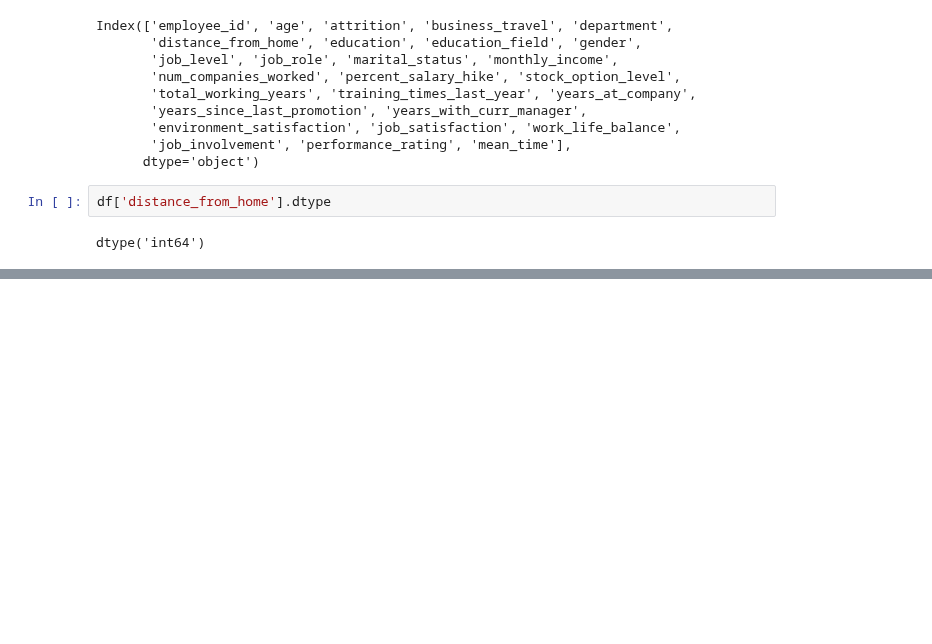
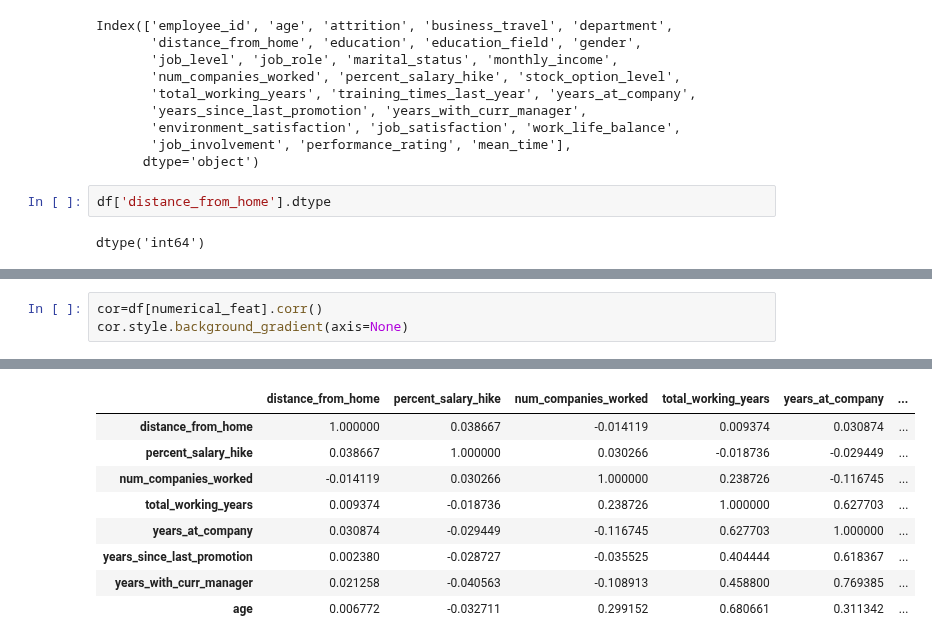
Before and after one commit to AlexanderBedoyaC/pediccion_abandono_empleo, a Jupyter notebook: 3.2. Sala - Análisis variables numéricas.ipynb, the cells around one changed output, grey strips where cells are left out. Drawn from its saved outputs; the diff is of its cells as text; blank space fills up the shorter version.

```diff
--- a/3.2. Sala - Análisis variables numéricas.ipynb
+++ b/3.2. Sala - Análisis variables numéricas.ipynb
@@ -91,0 +125,4 @@ for z in range(3):
+# %%
+cor=df[numerical_feat].corr()
+cor.style.background_gradient(axis=None)
+# %% [output]
@@ -91,0 +130,9 @@ for z in range(3):
+|  | distance_from_home | percent_salary_hike | num_companies_worked | total_working_years | years_at_company | ... |
+| distance_from_home | 1.000000 | 0.038667 | -0.014119 | 0.009374 | 0.030874 | ... |
+| percent_salary_hike | 0.038667 | 1.000000 | 0.030266 | -0.018736 | -0.029449 | ... |
+| num_companies_worked | -0.014119 | 0.030266 | 1.000000 | 0.238726 | -0.116745 | ... |
+| total_working_years | 0.009374 | -0.018736 | 0.238726 | 1.000000 | 0.627703 | ... |
+| years_at_company | 0.030874 | -0.029449 | -0.116745 | 0.627703 | 1.000000 | ... |
+| years_since_last_promotion | 0.002380 | -0.028727 | -0.035525 | 0.404444 | 0.618367 | ... |
+| years_with_curr_manager | 0.021258 | -0.040563 | -0.108913 | 0.458800 | 0.769385 | ... |
+| age | 0.006772 | -0.032711 | 0.299152 | 0.680661 | 0.311342 | ... |
```
Also changed, not shown: parts of 4 cells of this notebook.
